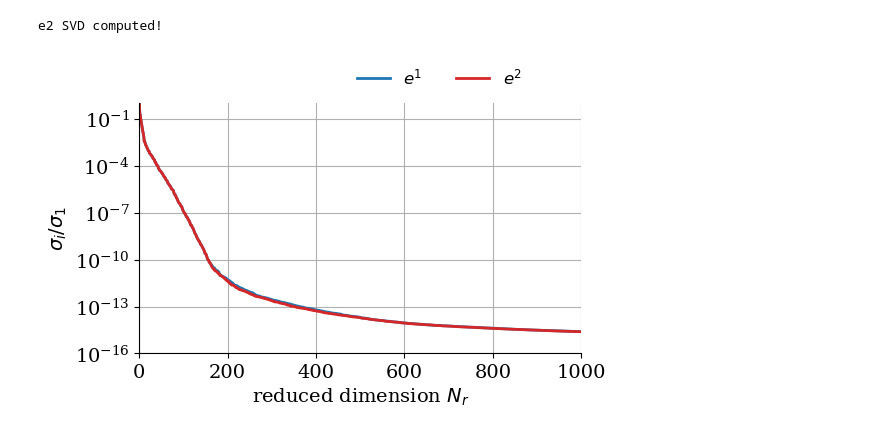
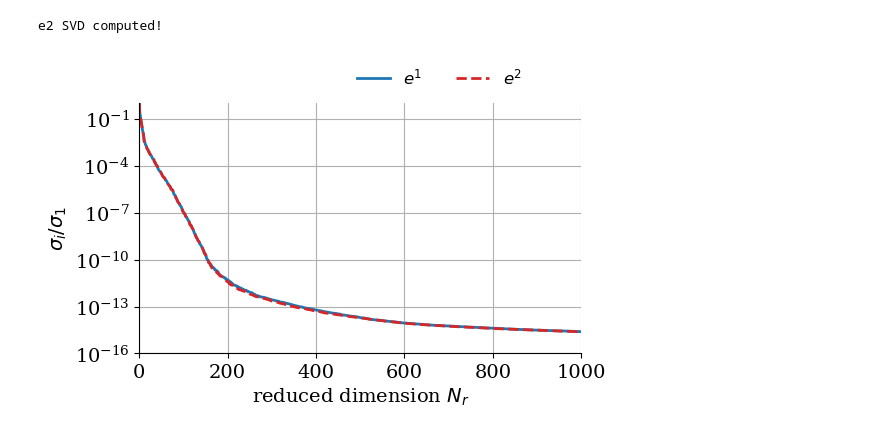
Before and after one commit to opaliss/HermiteFD-ROM, a Jupyter notebook: FOM/two_stream_instability_svd.ipynb, the cells around one changed output. Cells and saved outputs as stored; diff of their text form; code cells hidden in the pictures.

```diff
--- a/FOM/two_stream_instability_svd.ipynb
+++ b/FOM/two_stream_instability_svd.ipynb
@@ -45,7 +45,7 @@ v = np.linspace(-4, 4, int(10**4))
 x = np.linspace(0, setup.L, setup.Nx+1)
 # %%
 # number of moments to solve for M
-M = 3
+M = 5
 # %%
 sol_midpoint_u = np.load("../data/FOM/two_stream/sample_1/sol_FOM_u_" + str(setup.Nv) + "_nu_" + str(setup.nu_e1) + "_" + str(setup.T0) + "_" + str(setup.T) + ".npy")
 sol_midpoint_t = np.load("../data/FOM/two_stream/sample_1/sol_FOM_t_" + str(setup.Nv) + "_nu_" + str(setup.nu_e1) + "_" + str(setup.T0) + "_" + str(setup.T) + ".npy")
@@ -76,21 +76,21 @@ np.save("../data/ROM/two_stream/singular_values_SVD_e2_" + str(setup.T0) + "_" +
 # %%
 # plot the electric field damping rate
 fig, ax = plt.subplots(figsize=(6, 4))
 ax.plot(np.arange(len(S_e1)), (np.abs(S_e1)/np.max(S_e1[0])), color="tab:blue",linewidth=2, label=r"$e^{1}$")
-ax.plot(np.arange(len(S_e2)), (np.abs(S_e2)/np.max(S_e2[0])), color="tab:red", linewidth=2, label=r"$e^{2}$")
+ax.plot(np.arange(len(S_e2)), (np.abs(S_e2)/np.max(S_e2[0])), ls="--", color="tab:red", linewidth=2, label=r"$e^{2}$")
 ax.spines['right'].set_visible(False)
 ax.spines['top'].set_visible(False)
 ax.set_ylabel("$\sigma_{i}/\sigma_{1}$")
 ax.set_xlabel(r"reduced dimension $N_{r}$")
 ax.set_yscale("log")
 ax.set_ylim(10**-16, 1)
 ax.set_xlim(0, 1000)
 plt.grid()
 
 legend = ax.legend(ncols=3, fancybox=False, shadow=False, fontsize=12, loc='upper right', bbox_to_anchor=(0.9, 1.2))
 legend.get_frame().set_alpha(0)
 plt.tight_layout()
-plt.savefig("../figs/ROM/linear_landau/singular_value_decay_linear_landau.png", dpi=300, bbox_inches='tight')
+plt.savefig("../figs/ROM/linear_landau/singular_value_decay_linear_landau_M" + str(M) + ".png", dpi=300, bbox_inches='tight')
 # %% [output]
-[figure, old version]
+[figure, new version]
 # %%
```
Also changed, not shown: parts of 4 cells of this notebook, 3 other files.
